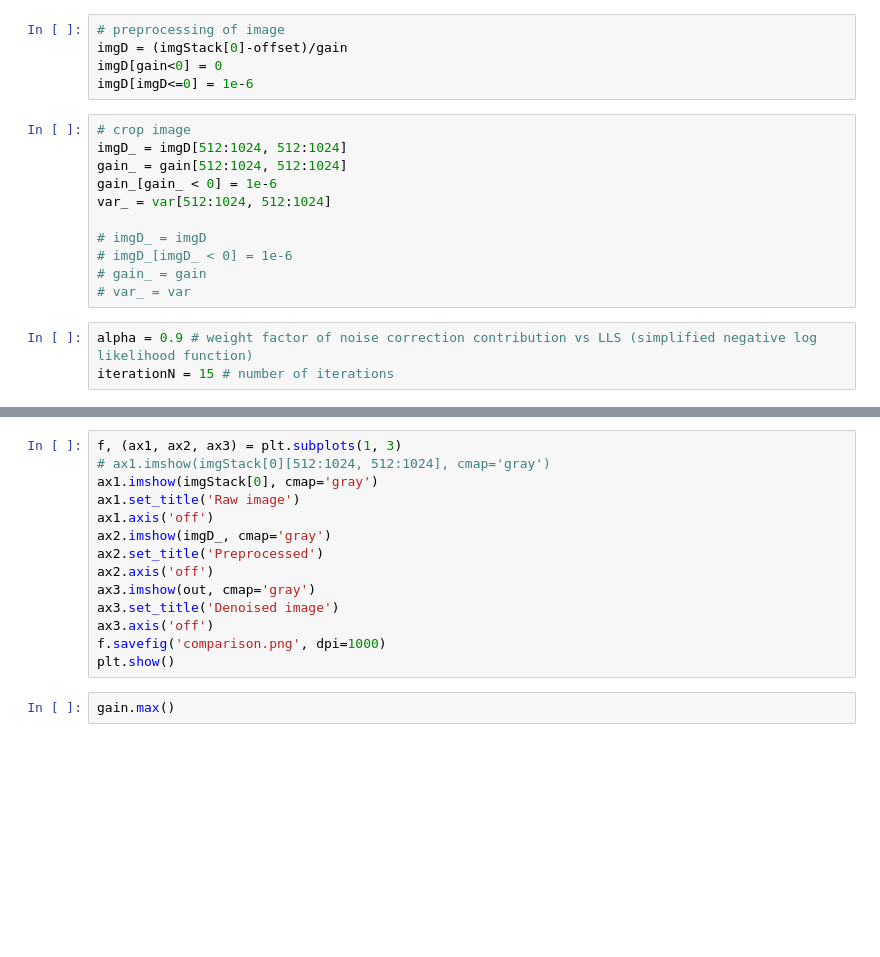
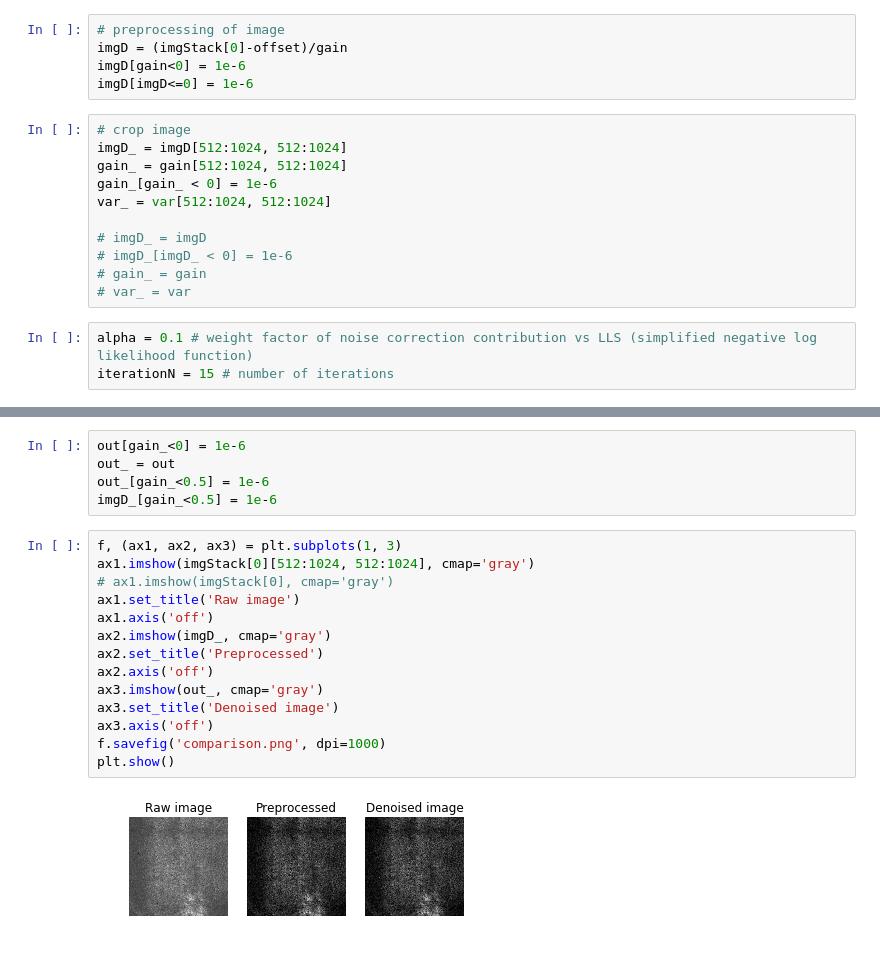
Before and after one commit to zqwei/fish_processing, a Jupyter notebook: pixelwiseDenoising/pixelDenoising.ipynb, the cells around one changed output, grey strips where cells are left out. Saved outputs shown, nothing was run; the diff lists cells and outputs as text; blank space fills up the shorter version.

```diff
--- a/pixelwiseDenoising/pixelDenoising.ipynb
+++ b/pixelwiseDenoising/pixelDenoising.ipynb
@@ -217,7 +217,7 @@ import denoisetools as ncs
 # %%
 # preprocessing of image
 imgD = (imgStack[0]-offset)/gain
-imgD[gain<0] = 0
+imgD[gain<0] = 1e-6
 imgD[imgD<=0] = 1e-6
 # %%
 # crop image
@@ -231,7 +231,7 @@ var_ = var[512:1024, 512:1024]
 # gain_ = gain
 # var_ = var
 # %%
-alpha = 0.9 # weight factor of noise correction contribution vs LLS (simplified negative log likelihood function)
+alpha = 0.1 # weight factor of noise correction contribution vs LLS (simplified negative log likelihood function)
 iterationN = 15 # number of iterations
 # %%
 # # optical transfer function filter is defined using filter type (default is OTFweighted), w and h
@@ -239,16 +241,21 @@ out = ncs.reducenoise(M, imgD_,var_,gain_,Pixelsize,NA,Lambda,alpha,iterationN)
+# %%
+out[gain_<0] = 1e-6
+out_ = out
+out_[gain_<0.5] = 1e-6
+imgD_[gain_<0.5] = 1e-6
 # %%
 f, (ax1, ax2, ax3) = plt.subplots(1, 3)
-# ax1.imshow(imgStack[0][512:1024, 512:1024], cmap='gray')
-ax1.imshow(imgStack[0], cmap='gray')
+ax1.imshow(imgStack[0][512:1024, 512:1024], cmap='gray')
+# ax1.imshow(imgStack[0], cmap='gray')
 ax1.set_title('Raw image')
 ax1.axis('off')
 ax2.imshow(imgD_, cmap='gray')
 ax2.set_title('Preprocessed')
 ax2.axis('off')
-ax3.imshow(out, cmap='gray')
+ax3.imshow(out_, cmap='gray')
 ax3.set_title('Denoised image')
 ax3.axis('off')
 f.savefig('comparison.png', dpi=1000)
 plt.show()
+# %% [output]
+[figure, added]
-# %%
-gain.max()
```
Also changed, not shown: parts of 6 cells of this notebook, 1 other file.
